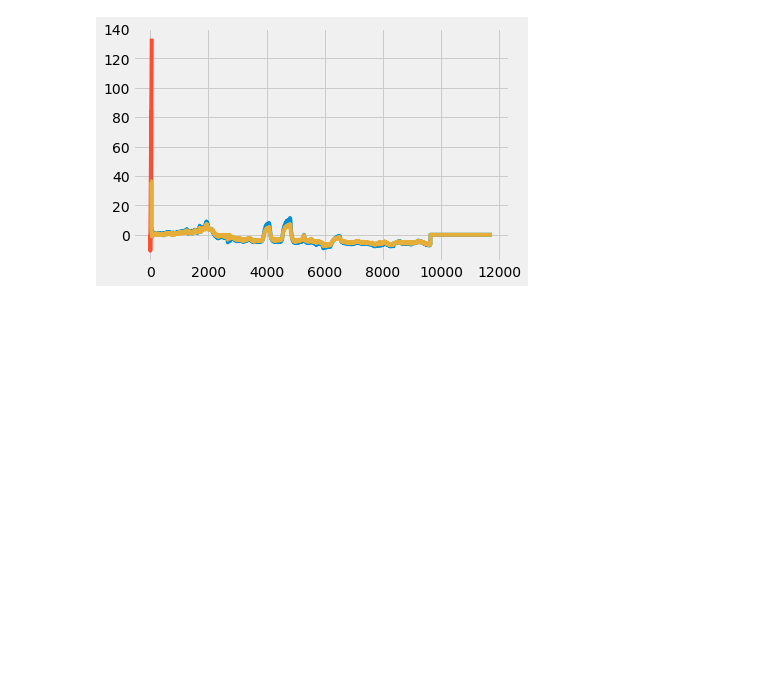
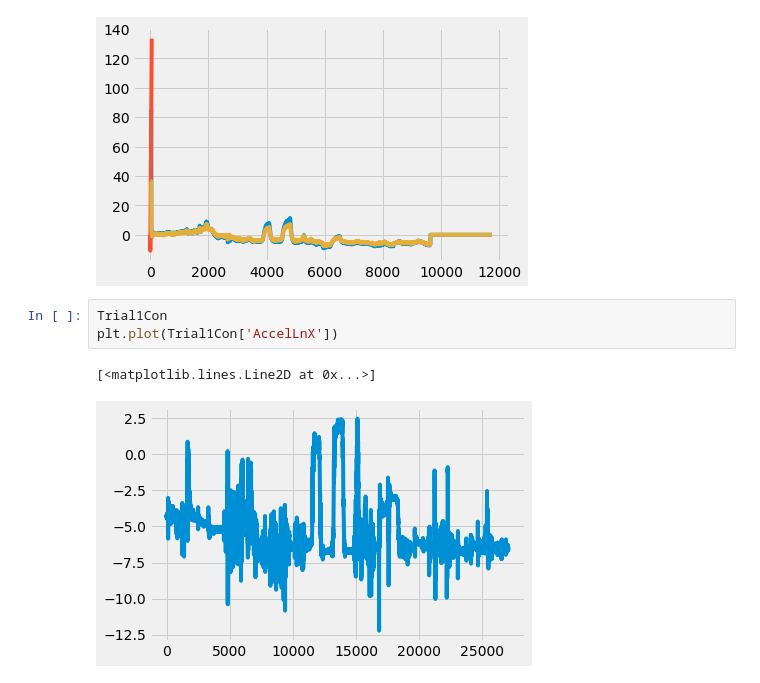
Before and after one commit to VirajJaneja/FNIRSMotionArtifacts, a Jupyter notebook: Motion Artifact Identification.ipynb, the cells around one changed output. Cells and saved outputs as stored; diff of their text form; blank space fills up the shorter version.

Commit message:
Updated to graph all data

```diff
--- a/Motion Artifact Identification.ipynb
+++ b/Motion Artifact Identification.ipynb
@@ -55,3 +55,9 @@ plt.plot(Trial3Ox['1'], Trial3Ox['2'], Trial3Ox['3'], Trial3Ox['4'], Trial3Ox['5
  <matplotlib.lines.Line2D at 0x...>,
  <matplotlib.lines.Line2D at 0x...>]
 [figure]
+# %%
+Trial1Con
+plt.plot(Trial1Con['AccelLnX'])
+# %% [output]
+[<matplotlib.lines.Line2D at 0x...>]
+[figure, added]
```
Also changed, not shown: parts of 7 cells of this notebook.
